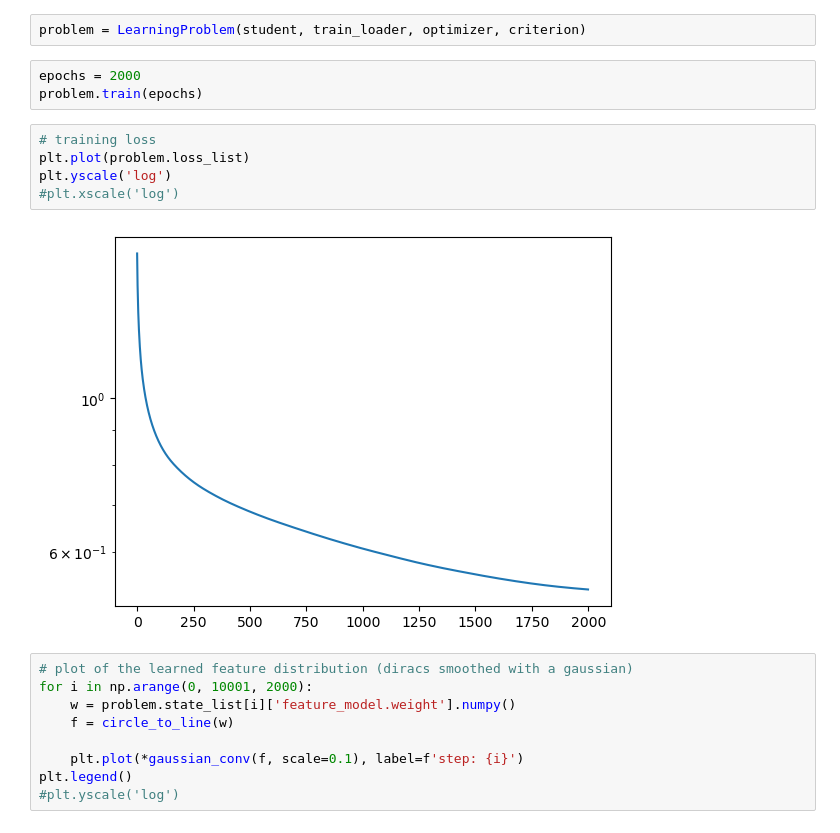
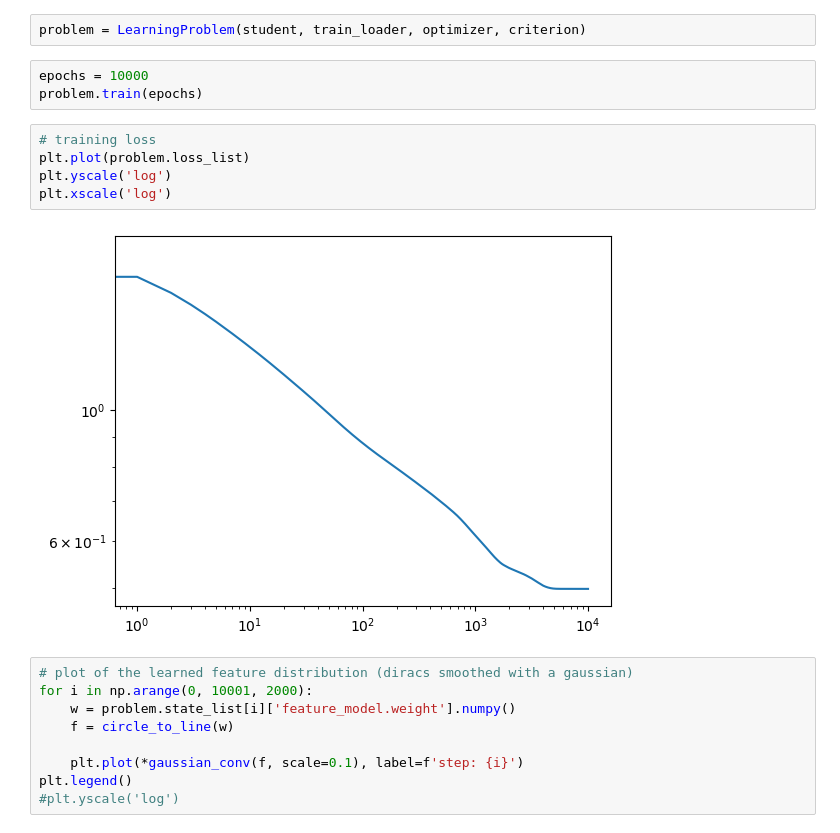
Before and after one commit to rbarboni/VarPro, a Jupyter notebook: VarPro_ReLU_1d/Experiment.ipynb, the cells around one changed output. Saved outputs shown, nothing was run; the diff lists cells and outputs as text.

```diff
--- a/VarPro_ReLU_1d/Experiment.ipynb
+++ b/VarPro_ReLU_1d/Experiment.ipynb
@@ -97,15 +99,15 @@ optimizer = torch.optim.SGD([student.feature_model.weight], lr=lr)
 # %%
 problem = LearningProblem(student, train_loader, optimizer, criterion)
 # %%
-epochs = 2000
+epochs = 10000
 problem.train(epochs)
 # %%
 # training loss
 plt.plot(problem.loss_list)
 plt.yscale('log')
-#plt.xscale('log')
+plt.xscale('log')
 # %% [output]
-[figure, old version]
+[figure, new version]
 # %%
 # plot of the learned feature distribution (diracs smoothed with a gaussian)
 for i in np.arange(0, 10001, 2000):
```
Also changed, not shown: parts of 9 cells of this notebook, 3 other files.
